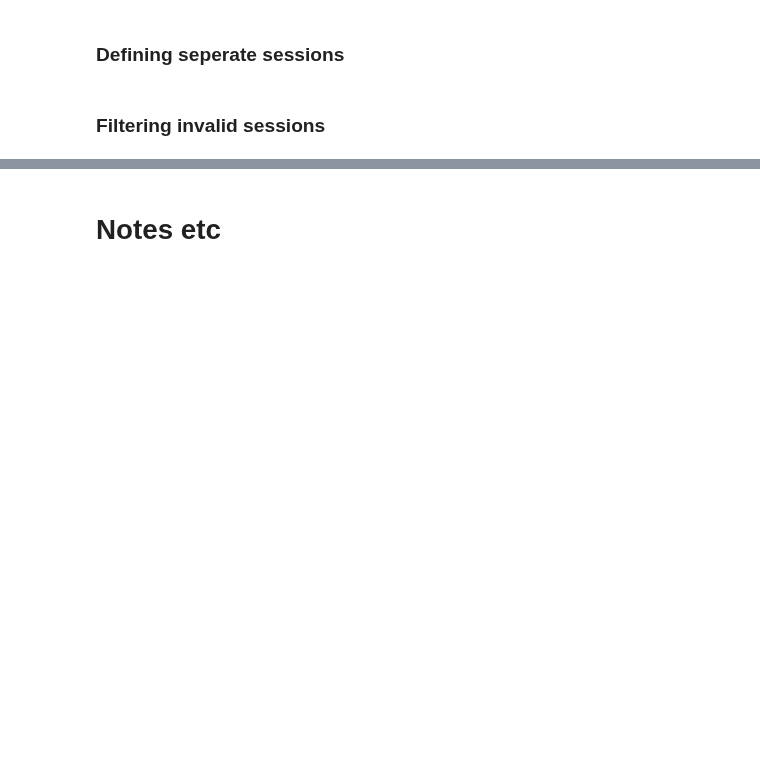
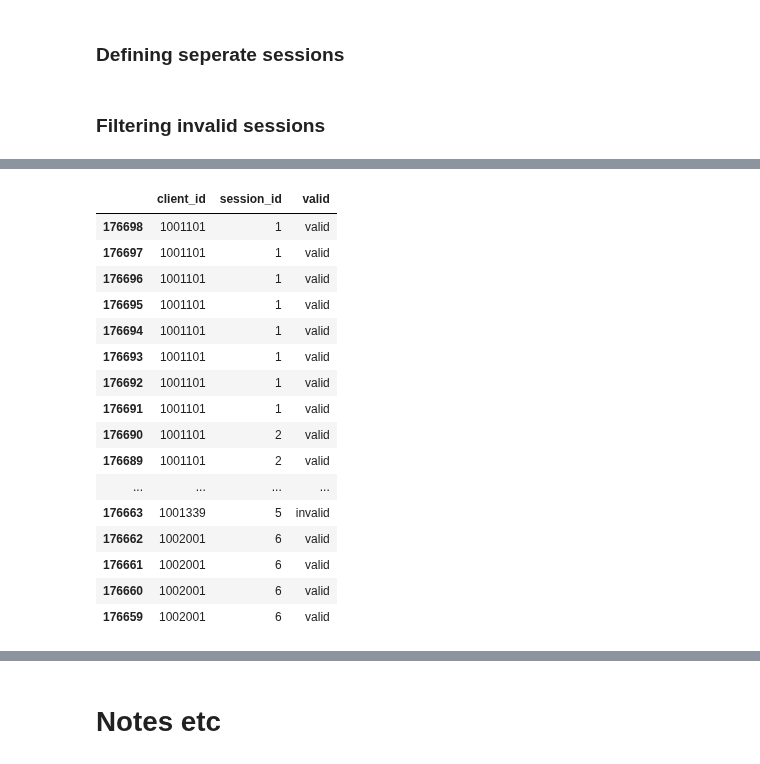
Before and after one commit to dimitsagk/AB_Testing_Analysis, a Jupyter notebook: notebooks/Project_2_02Cleaning+EDA.ipynb, the cells around one changed output, grey strips where cells are left out. Saved outputs shown, nothing was run; the diff lists cells and outputs as text; code cells hidden in the pictures; blank space fills up the shorter version.

```diff
--- a/notebooks/Project_2_02Cleaning+EDA.ipynb
+++ b/notebooks/Project_2_02Cleaning+EDA.ipynb
@@ -740,0 +661,24 @@ df_test.head(30)
+# %%
+# Making a filtered version of the dataframes for further analysis
+df_test_fltrd = df_test.drop(columns=(['step','date_time','new_session','step_dur']))
+df_control_fltrd = df_control.drop(columns=(['step','date_time','new_session','step_dur']))
+# %%
+df_test_fltrd.head(40)
+# %% [output]
+|  | client_id | session_id | valid |
+| 176698 | 1001101 | 1 | valid |
+| 176697 | 1001101 | 1 | valid |
+| 176696 | 1001101 | 1 | valid |
+| 176695 | 1001101 | 1 | valid |
+| 176694 | 1001101 | 1 | valid |
+| 176693 | 1001101 | 1 | valid |
+| 176692 | 1001101 | 1 | valid |
+| 176691 | 1001101 | 1 | valid |
+| 176690 | 1001101 | 2 | valid |
+| 176689 | 1001101 | 2 | valid |
+| ... | ... | ... | ... |
+| 176663 | 1001339 | 5 | invalid |
+| 176662 | 1002001 | 6 | valid |
+| 176661 | 1002001 | 6 | valid |
+| 176660 | 1002001 | 6 | valid |
+| 176659 | 1002001 | 6 | valid |
```
Also changed, not shown: parts of 29 cells of this notebook.
